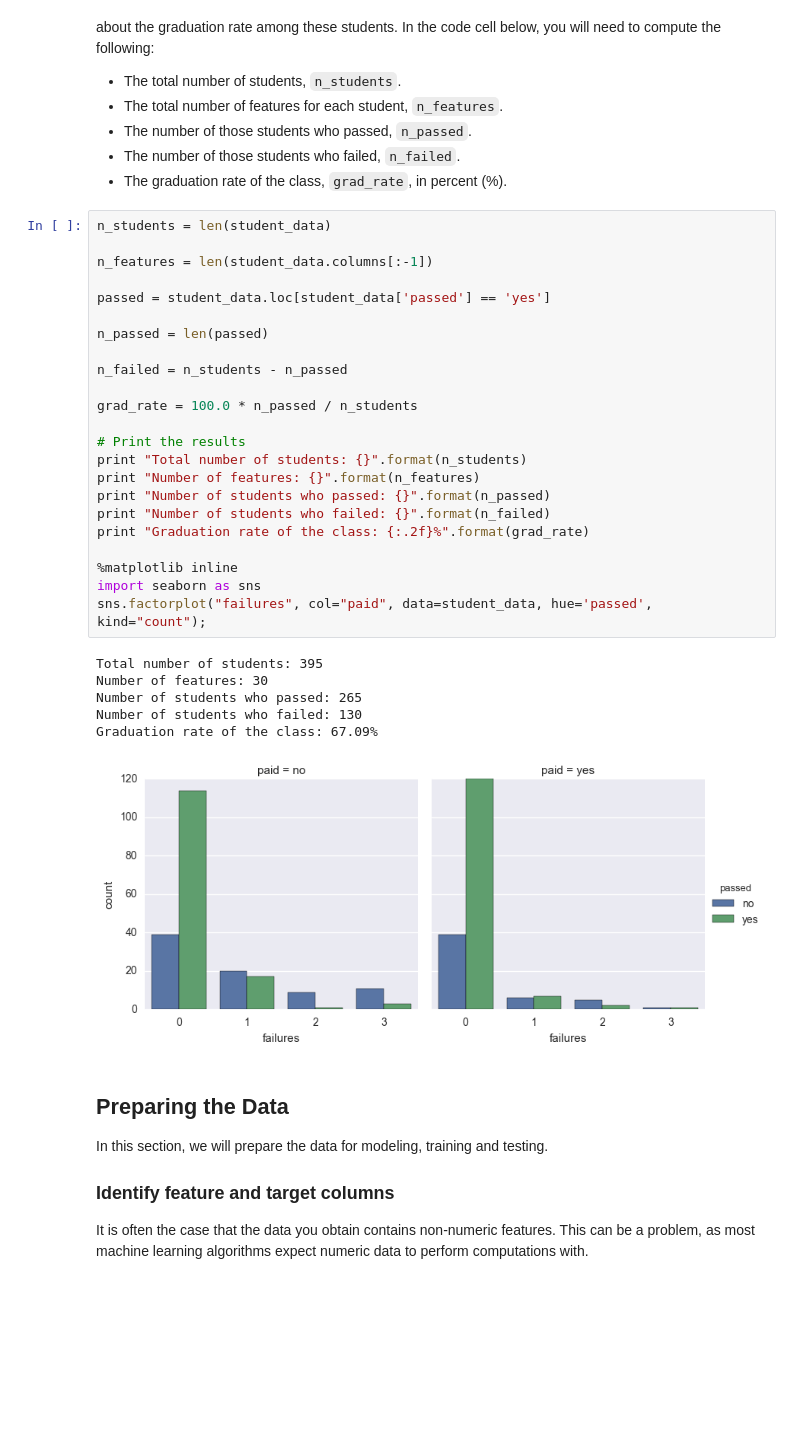
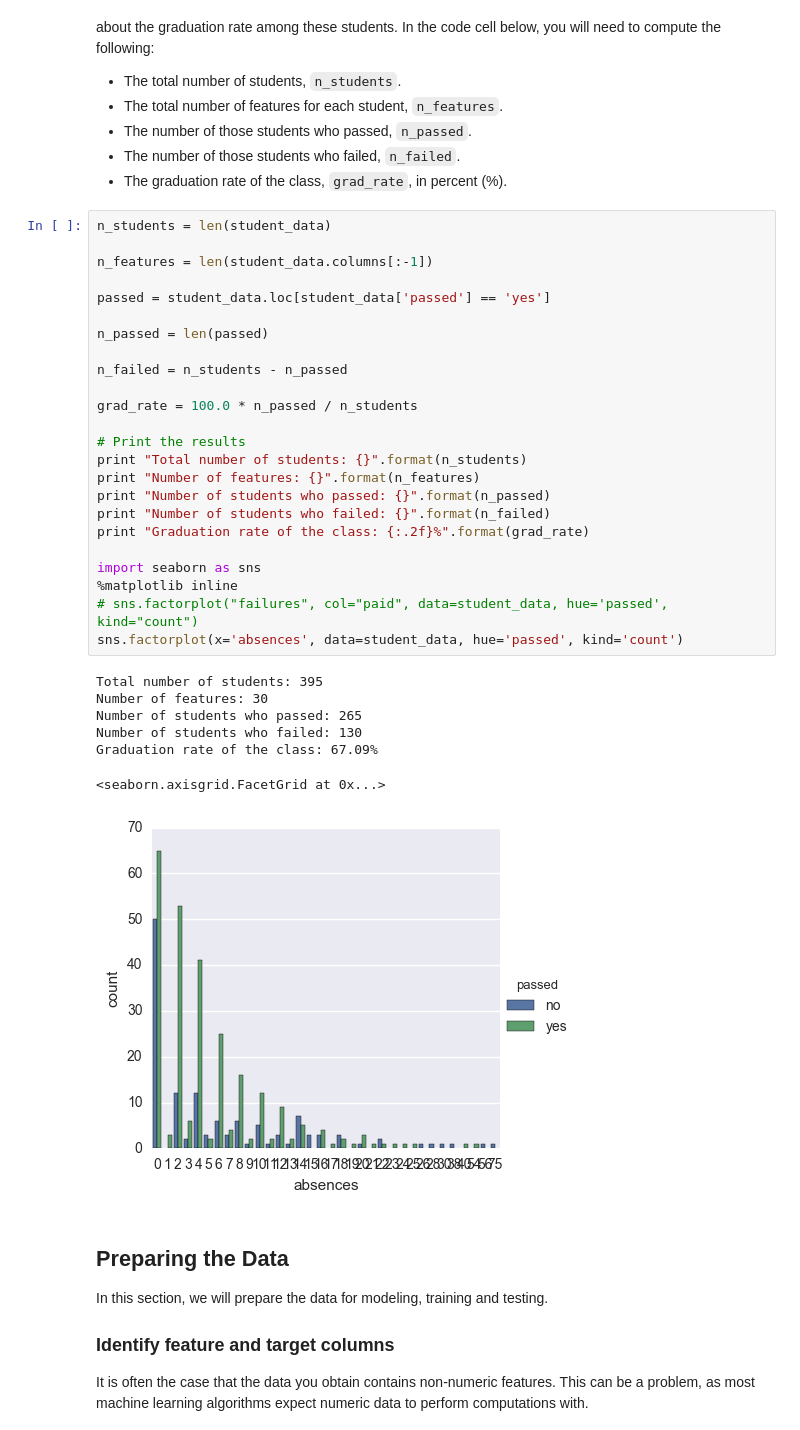
Before and after one commit to Daard/ML-Nanodegree, a Jupyter notebook: student_intervention/student_intervention.ipynb, the cells around one changed output. Cells and saved outputs as stored; diff of their text form; blank space fills up the shorter version.

```diff
--- a/student_intervention/student_intervention.ipynb
+++ b/student_intervention/student_intervention.ipynb
@@ -39,33 +39,35 @@ Let's begin by investigating the dataset to determine how many students we have
 # %%
 n_students = len(student_data)
 
 n_features = len(student_data.columns[:-1])
 
 passed = student_data.loc[student_data['passed'] == 'yes']
 
 n_passed = len(passed)
 
 n_failed = n_students - n_passed
 
 grad_rate = 100.0 * n_passed / n_students
 
 # Print the results
 print "Total number of students: {}".format(n_students)
 print "Number of features: {}".format(n_features)
 print "Number of students who passed: {}".format(n_passed)
 print "Number of students who failed: {}".format(n_failed)
 print "Graduation rate of the class: {:.2f}%".format(grad_rate)
 
+import seaborn as sns
 %matplotlib inline
-import seaborn as sns
-sns.factorplot("failures", col="paid", data=student_data, hue='passed', kind="count");
+# sns.factorplot("failures", col="paid", data=student_data, hue='passed', kind="count")
+sns.factorplot(x='absences', data=student_data, hue='passed', kind='count')
 # %% [output]
 Total number of students: 395
 Number of features: 30
 Number of students who passed: 265
 Number of students who failed: 130
 Graduation rate of the class: 67.09%
+<seaborn.axisgrid.FacetGrid at 0x...>
-[figure, old version]
+[figure, new version]
 # %% [markdown]
 ## Preparing the Data
 In this section, we will prepare the data for modeling, training and testing.
```
Also changed, not shown: parts of 5 cells of this notebook, 1 other file.
